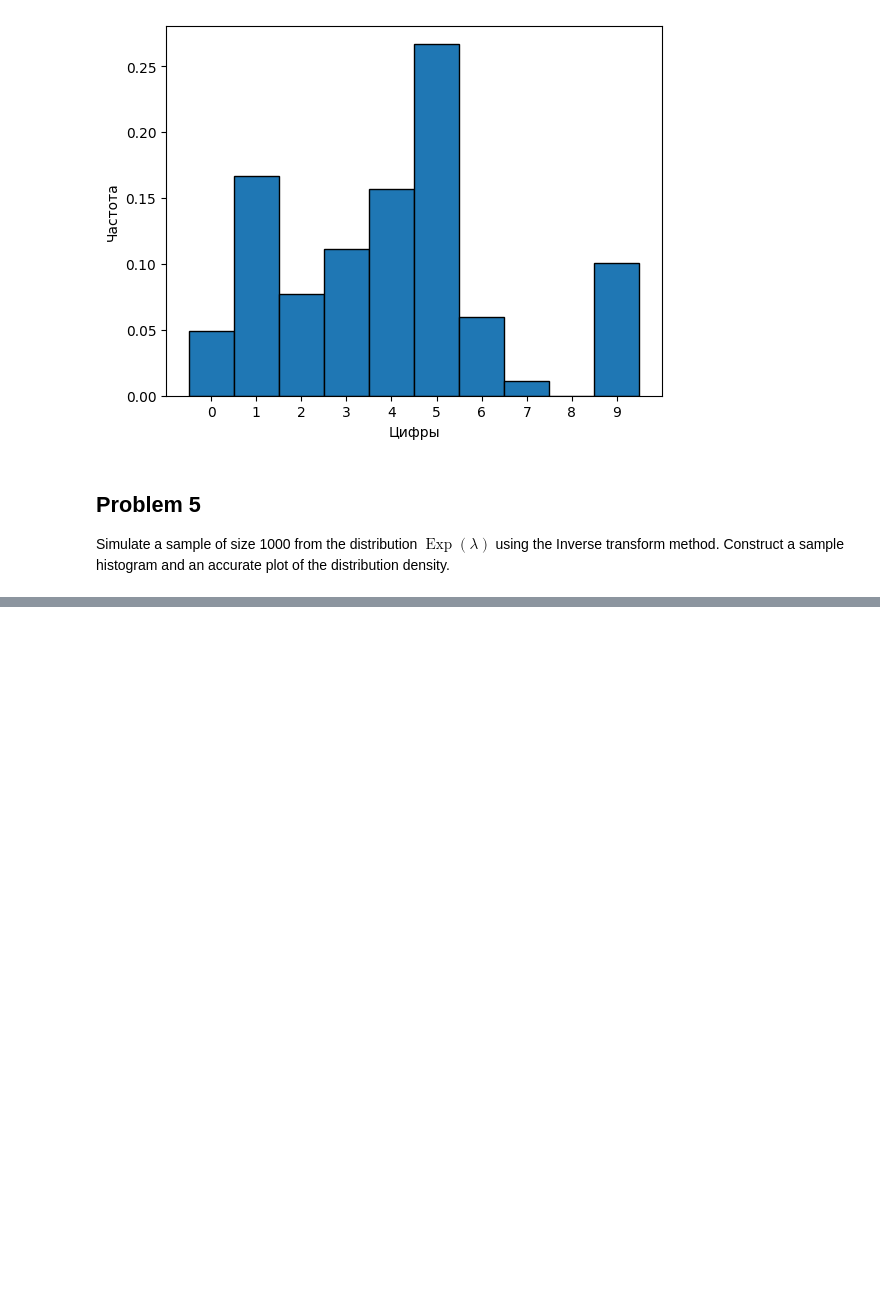
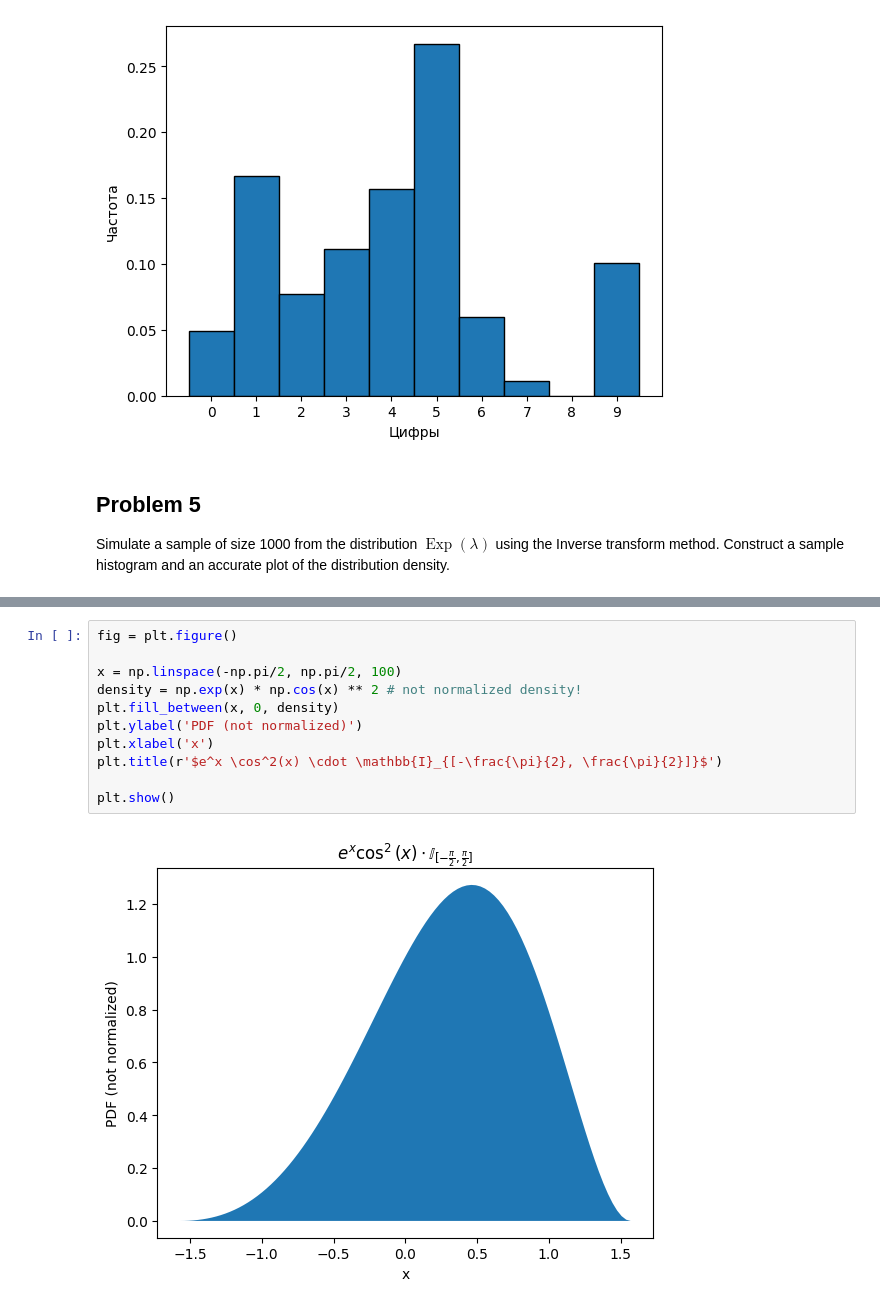
Before and after one commit to YanaStekolshchikova/StatPrak25, a Jupyter notebook: дз3.ipynb, the cells around one changed output, grey strips where cells are left out. Drawn from its saved outputs; the diff is of its cells as text; blank space fills up the shorter version.

```diff
--- a/дз3.ipynb
+++ b/дз3.ipynb
@@ -92,0 +126,13 @@ Simulate a sample of size 1000 from the distribution $\operatorname{Exp}(\lambda
+# %%
+fig = plt.figure()
+
+x = np.linspace(-np.pi/2, np.pi/2, 100)
+density = np.exp(x) * np.cos(x) ** 2 # not normalized density!
+plt.fill_between(x, 0, density)
+plt.ylabel('PDF (not normalized)')
+plt.xlabel('x')
+plt.title(r'$e^x \cos^2(x) \cdot \mathbb{I}_{[-\frac{\pi}{2}, \frac{\pi}{2}]}$')
+
+plt.show()
+# %% [output]
+[figure, added]
```
Also changed, not shown: parts of 10 cells of this notebook.
